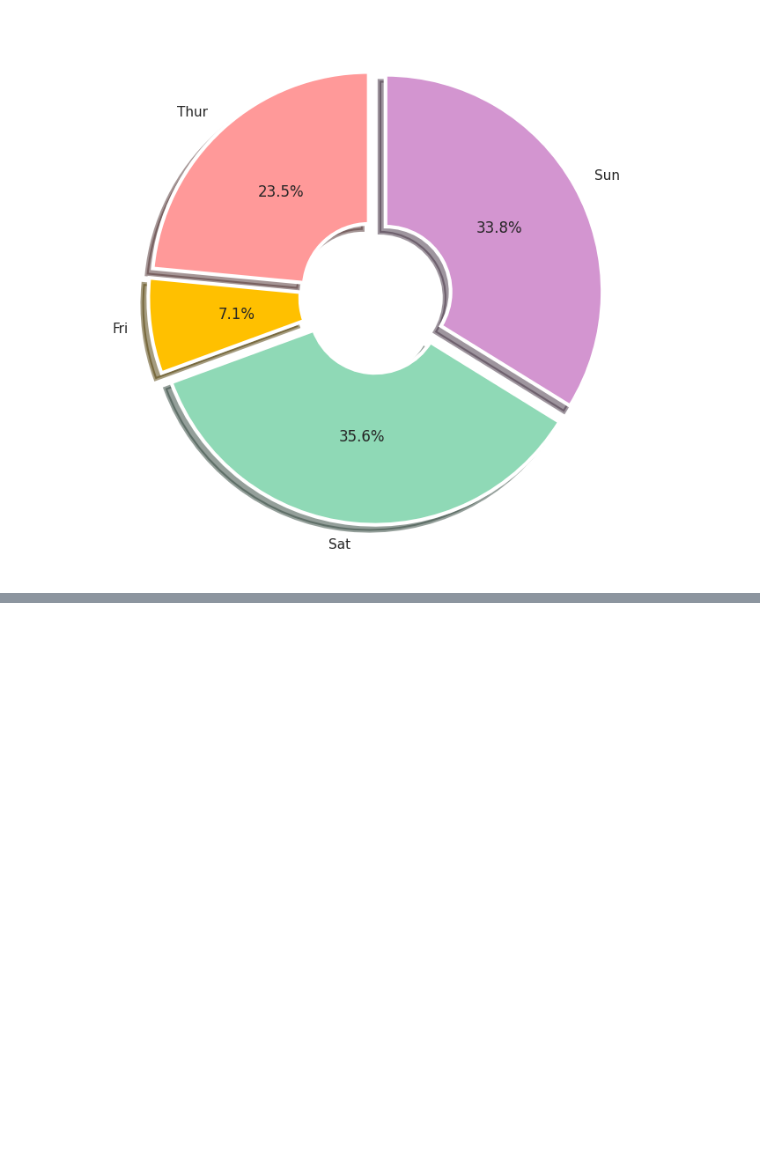
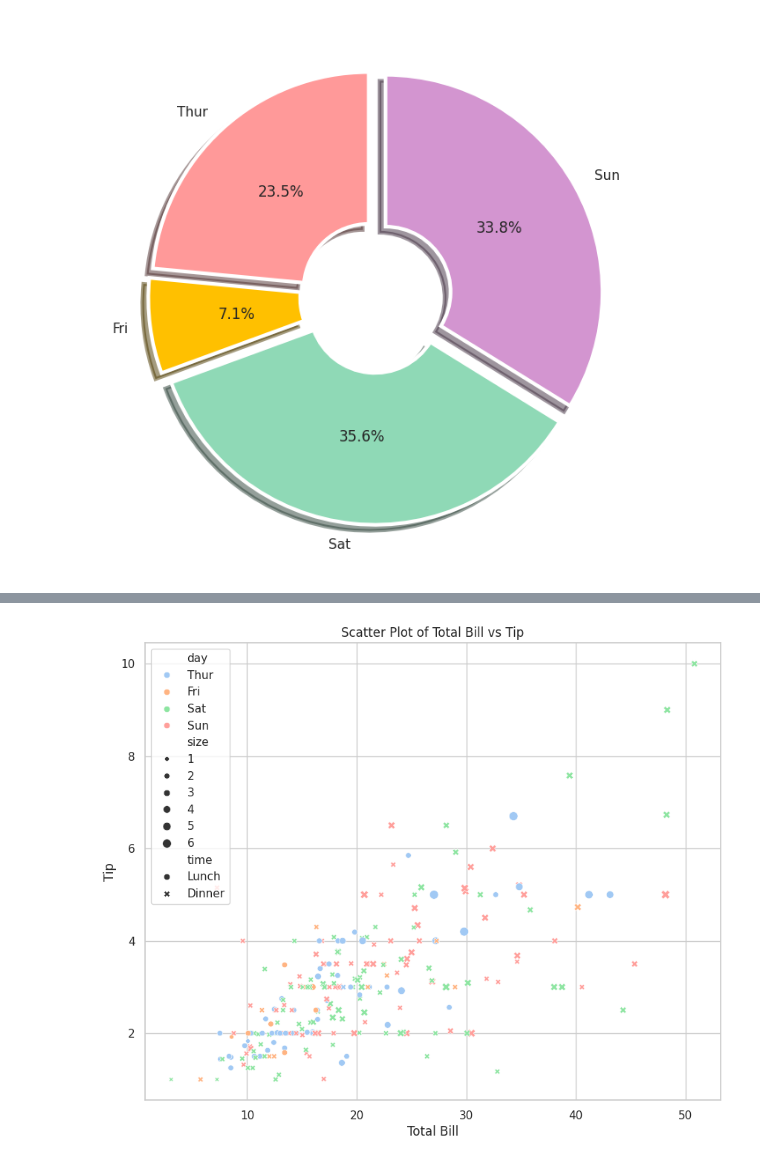
Before and after one commit to hajonghyun/inflearn_ML_from_the_foundation, a Jupyter notebook: 3_Visualization_matplotlib_seaborn.ipynb, the cells around one changed output, grey strips where cells are left out. Cells and saved outputs as stored; diff of their text form; code cells hidden in the pictures; blank space fills up the shorter version.

```diff
--- a/3_Visualization_matplotlib_seaborn.ipynb
+++ b/3_Visualization_matplotlib_seaborn.ipynb
@@ -361,0 +619,21 @@ plt.show()
+# %%
+# seaborn을 활용한 scatterplot
+
+sns.scatterplot(data=tips,
+                x='total_bill',
+                y='tip',
+                style='time', # 이건 hue와 달리 색깔이 아니라 모양으로 구분!
+                hue = 'day', # 색깔 구분으로 다른 변수랑 비교
+                size = 'size'
+                 )
+# x축과 y축 라벨 추가
+plt.xlabel('Total Bill')
+plt.ylabel('Tip')
+
+# 차트 제목 추가 (선택 사항)
+plt.title('Scatter Plot of Total Bill vs Tip')
+
+# 차트 표시
+plt.show()
+# %% [output]
+[figure, added]
```
Also changed, not shown: parts of 17 cells of this notebook.
